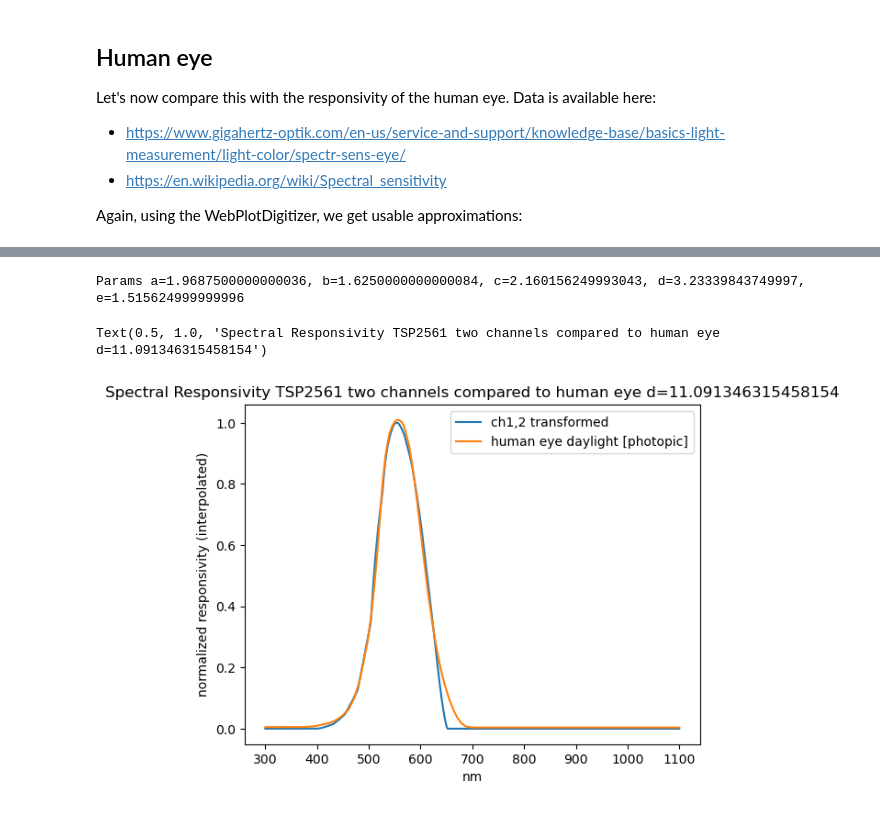
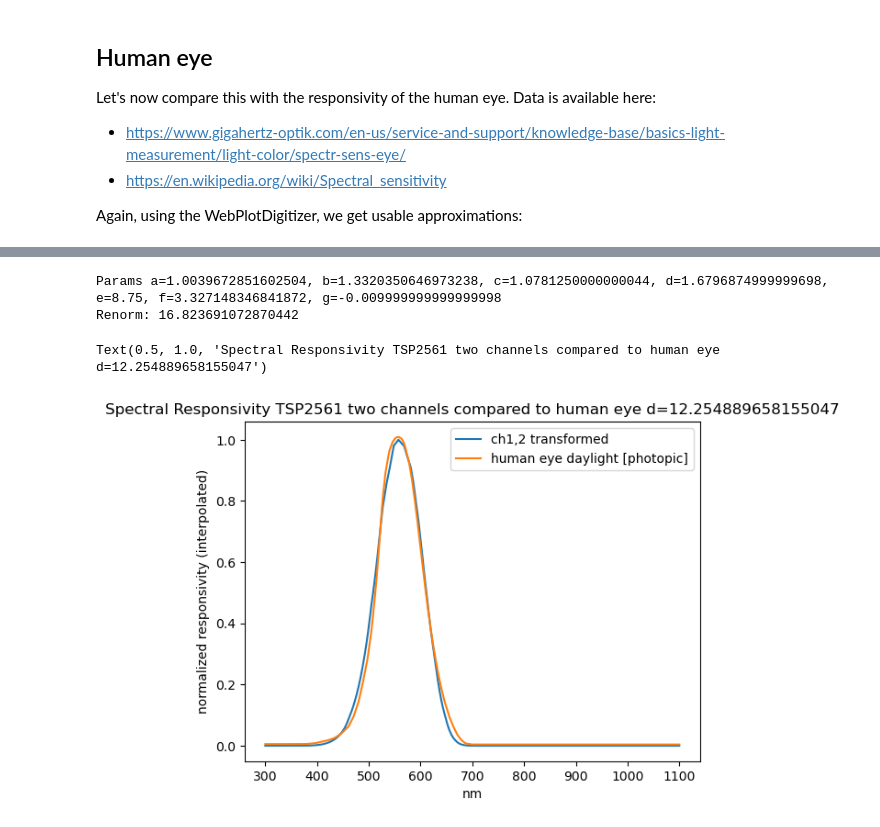
Before and after one commit to muwerk/mupplet-sensor, a Jupyter notebook: extras/TSL2561.ipynb, the cells around one changed output, grey strips where cells are left out. Drawn from its saved outputs; the diff is of its cells as text; code cells hidden in the pictures.

```diff
--- a/extras/TSL2561.ipynb
+++ b/extras/TSL2561.ipynb
@@ -281,0 +298,17 @@ def eval_fct(p, ret_val=False):
+# %%
+
+def eval_fct(p, ret_val=False):
+    a=ex(p,'a'); b=ex(p,'b'); c=ex(p,'c'); d=ex(p,'d'); e=ex(p,'e'); f=ex(p, 'f'); g=ex(p, 'g')
+    ch_tr0=(a*ch0i+b*ch1i - f*ch1i/ch0i)*(c*ch1i+d*ch0i)
+    ch_tr=[x if x>0 else 0 for x in ch_tr0]
+    ch_tr=np.power(ch_tr,e)
+    mx= np.max(ch_tr)
+    mn = np.min(ch_tr)
+    # print(mx,mn)
+    if mx!=mn:
+        ch_tr=(ch_tr+mn)/(mx-mn)
+    dx=np.sum(np.abs(heri-ch_tr))
+    if ret_val is True:
+        return ch_tr, dx, mx
+    else:
+        return dx
@@ -284,7 +324,7 @@ def param_search(pi, ef, max_iter=1000):
     opi = pi.copy()
     er = ef(opi)
     bopi=opi.copy()
-    for n in range(100):
+    for n in range(1000):
         for p in pi:
             tpi=bopi.copy()
             a=tpi[p][0]; b=tpi[p][1];
@@ -314,8 +354,7 @@ def param_search(pi, ef, max_iter=1000):
             # print(bopi, er)
     return bopi, er
 # %%
-# params={'a': [1.5,2], 'b':[1.5, 2], 'c':[1.6, 2.8], 'd':[2,3], 'e':[1,2]}
-params={'a': [1.5,2], 'b':[1.5, 2], 'c':[1.6, 2.8], 'd':[0.5,5], 'e':[1,2]}
+params={'a': [0,2], 'b':[0,2], 'c':[0,2], 'd':[0,5], 'e':[5,20], 'f':[0.,10], 'g':[-0.01,0.01]}
 # %%
 pbest, erbest = param_search(params, eval_fct)
 # %% [output]
@@ -329,19 +370,20 @@ c is converging to both sides?!
 # %%
-a=ex(pbest,'a'); b=ex(pbest,'b'); c=ex(pbest,'c'); d=ex(pbest,'d'); e=ex(pbest,'e')
-print(f"Params a={a}, b={b}, c={c}, d={d}, e={e}")
+a=ex(pbest,'a'); b=ex(pbest,'b'); c=ex(pbest,'c'); d=ex(pbest,'d'); e=ex(pbest,'e'); f=ex(pbest, 'f'); g=ex(pbest, 'g')
+print(f"Params a={a}, b={b}, c={c}, d={d}, e={e}, f={f}, g={g}")
 # a=3; b=2; c=2.2; d=3.36; e=4
-ch_tr, dx = eval_fct(pbest, True) # eval_model(a,b,c,d,e)
-
+ch_tr, dx, ren = eval_fct(pbest, True) # eval_model(a,b,c,d,e)
+print(f"Renorm: {ren}")
 plt.plot(x, ch_tr, label='ch1,2 transformed')
 plt.plot(x, heri, label='human eye daylight [photopic]')
 plt.legend(loc="upper right")
 plt.xlabel('nm')
 plt.ylabel('normalized responsivity (interpolated)')
 plt.title(f'Spectral Responsivity TSP2561 two channels compared to human eye d={dx}')
 # %% [output]
-Params a=1.9687500000000036, b=1.6250000000000084, c=2.160156249993043, d=3.23339843749997, e=1.515624999999996
+Params a=1.0039672851602504, b=1.3320350646973238, c=1.0781250000000044, d=1.6796874999999698, e=8.75, f=3.327148346841872, g=-0.009999999999999998
+Renorm: 16.823691072870442
-Text(0.5, 1.0, 'Spectral Responsivity TSP2561 two channels compared to human eye d=11.091346315458154')
+Text(0.5, 1.0, 'Spectral Responsivity TSP2561 two channels compared to human eye d=12.254889658155047')
-[figure, old version]
+[figure, new version]
 # %%
 plt.plot(x,heri-ch_tr, label='error')
 # %% [output]
```
Also changed, not shown: parts of 9 cells of this notebook.
